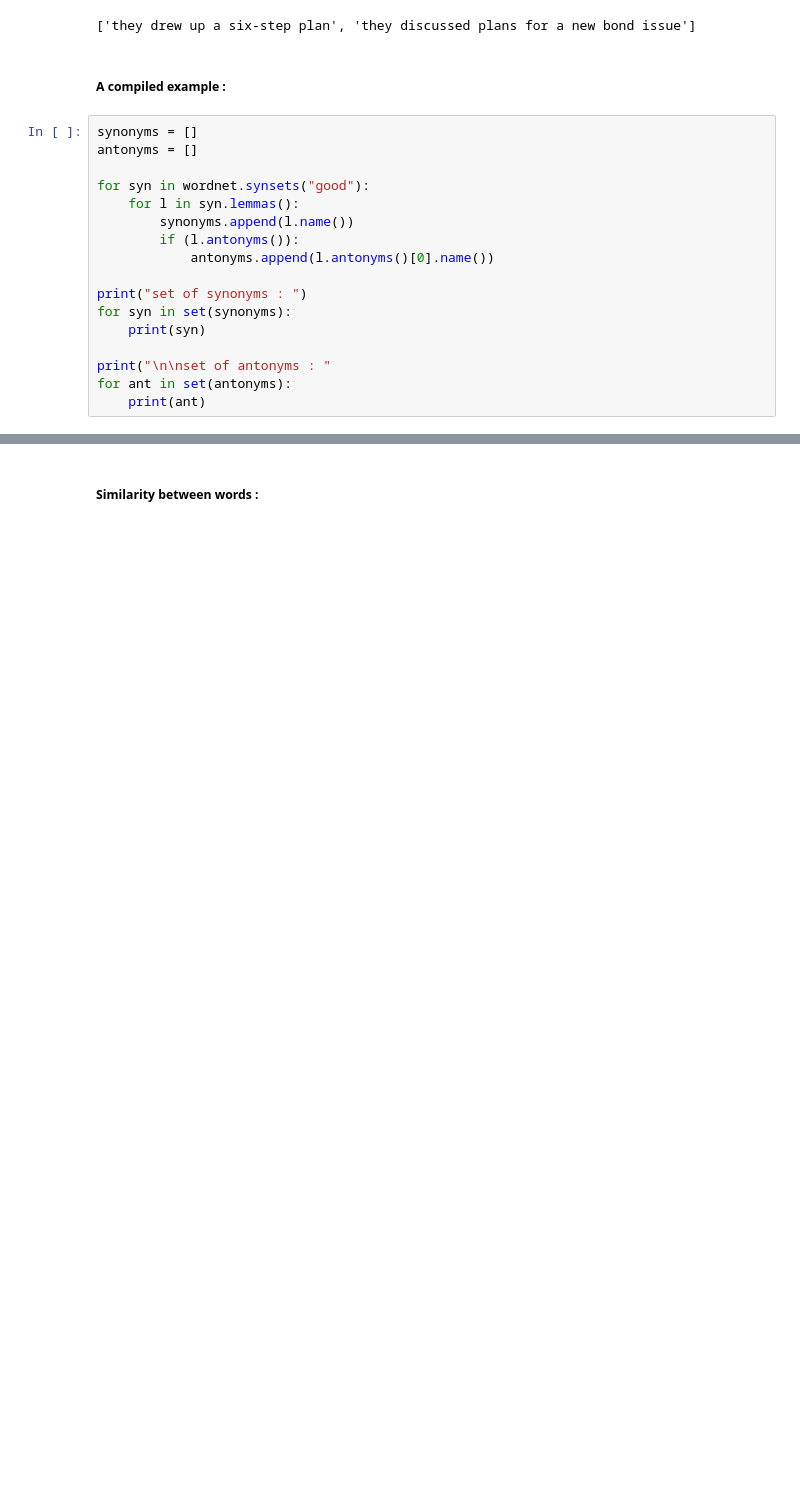
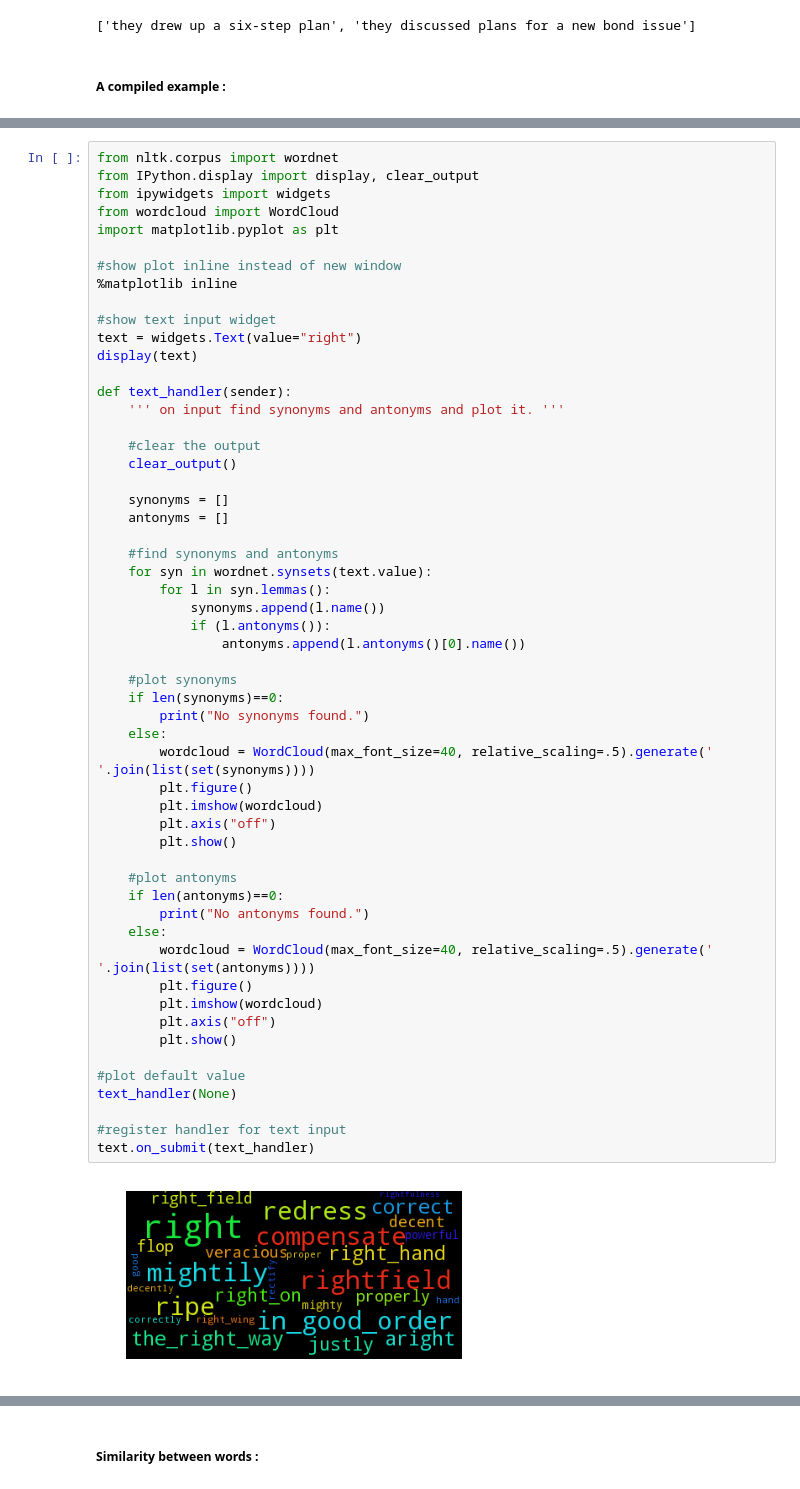
Before and after one commit to bhargav-patel/NotebooksNLP, a Jupyter notebook: notebook2.ipynb, the cells around one changed output, grey strips where cells are left out. Saved outputs shown, nothing was run; the diff lists cells and outputs as text; blank space fills up the shorter version.

Commit message:
Plotted synonyms and antonyms with wordcloud.

```diff
--- a/notebook2.ipynb
+++ b/notebook2.ipynb
@@ -64,20 +64,3 @@ print (syns[0].examples())
 ['they drew up a six-step plan', 'they discussed plans for a new bond issue']
 # %% [markdown]
 <h5>A compiled example : </h5>
-# %%
-synonyms = []
-antonyms = []
-
-for syn in wordnet.synsets("good"):
-    for l in syn.lemmas():
-        synonyms.append(l.name())
-        if (l.antonyms()):
-            antonyms.append(l.antonyms()[0].name())
-
-print("set of synonyms : ")
-for syn in set(synonyms):
-    print(syn)
-
-print("\n\nset of antonyms : "
-for ant in set(antonyms):
-    print(ant)
@@ -101,0 +70,57 @@ evil
+# %%
+from nltk.corpus import wordnet
+from IPython.display import display, clear_output
+from ipywidgets import widgets
+from wordcloud import WordCloud
+import matplotlib.pyplot as plt
+
+#show plot inline instead of new window
+%matplotlib inline
+
+#show text input widget
+text = widgets.Text(value="right")
+display(text)
+
+def text_handler(sender):
+    ''' on input find synonyms and antonyms and plot it. '''
+
+    #clear the output
+    clear_output()
+
+    synonyms = []
+    antonyms = []
+
+    #find synonyms and antonyms
+    for syn in wordnet.synsets(text.value):
+        for l in syn.lemmas():
+            synonyms.append(l.name())
+            if (l.antonyms()):
+                antonyms.append(l.antonyms()[0].name())
+
+    #plot synonyms
+    if len(synonyms)==0:
+        print("No synonyms found.")
+    else:
+        wordcloud = WordCloud(max_font_size=40, relative_scaling=.5).generate(' '.join(list(set(synonyms))))
+        plt.figure()
+        plt.imshow(wordcloud)
+        plt.axis("off")
+        plt.show()
+
+    #plot antonyms
+    if len(antonyms)==0:
+        print("No antonyms found.")
+    else:
+        wordcloud = WordCloud(max_font_size=40, relative_scaling=.5).generate(' '.join(list(set(antonyms))))
+        plt.figure()
+        plt.imshow(wordcloud)
+        plt.axis("off")
+        plt.show()
+
+#plot default value
+text_handler(None)
+
+#register handler for text input
+text.on_submit(text_handler)
+# %% [output]
+[figure, added]
```
Also changed, not shown: parts of 3 cells of this notebook.
